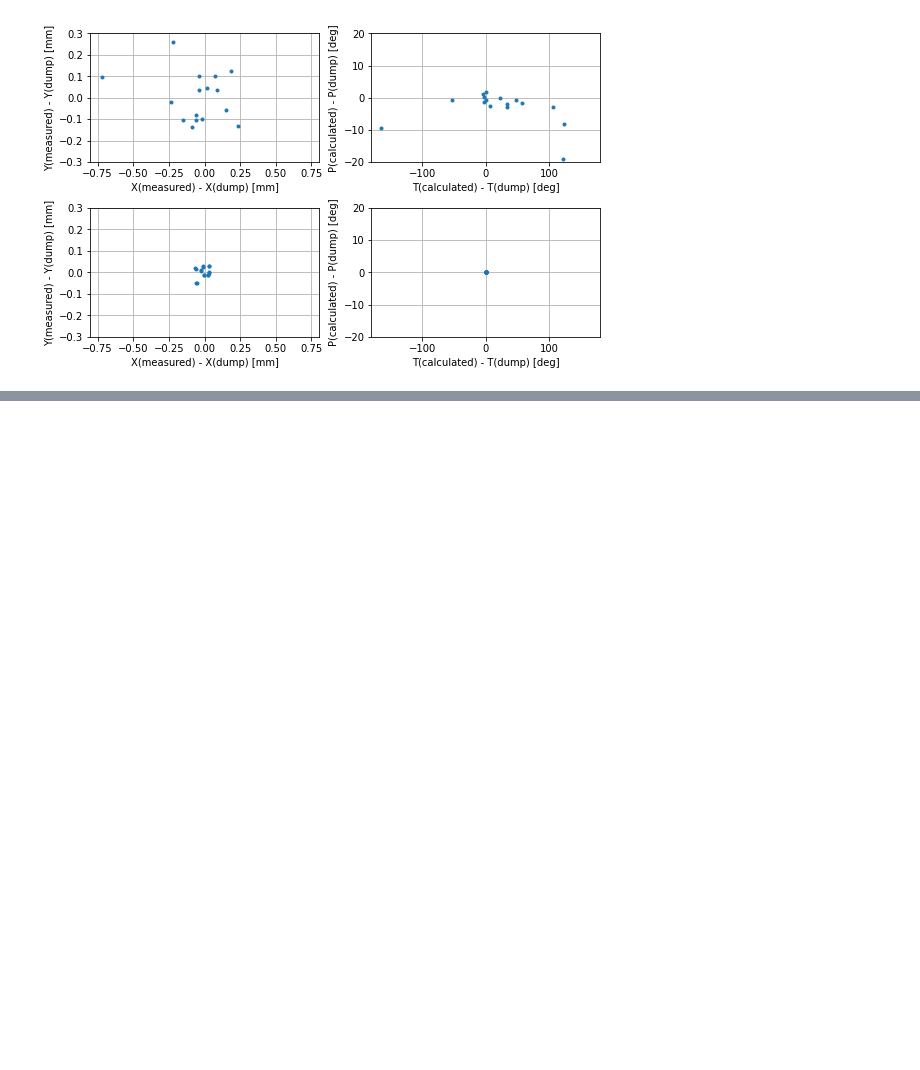
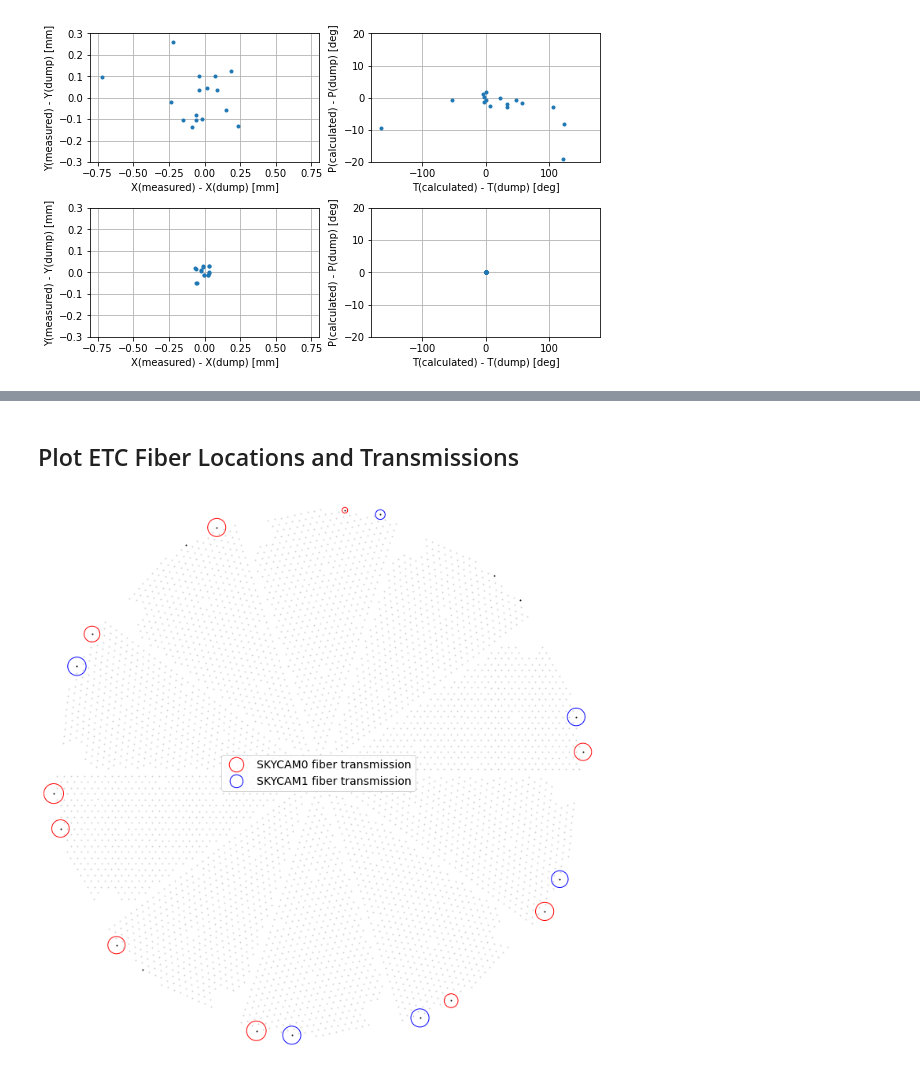
Before and after one commit to desihub/fpoffline, a Jupyter notebook: nb/ETC/ETC-Fibers.ipynb, the cells around one changed output, grey strips where cells are left out. Cells and saved outputs as stored; diff of their text form; code cells hidden in the pictures; blank space fills up the shorter version.

```diff
--- a/nb/ETC/ETC-Fibers.ipynb
+++ b/nb/ETC/ETC-Fibers.ipynb
@@ -432,0 +446,2 @@ M05070,78.086,143.128,True,True
+# %% [markdown]
+## Plot ETC Fiber Locations and Transmissions
@@ -432,0 +450,33 @@ M05070,78.086,143.128,True,True
+# %%
+def plot_etc_focalplane(r=500, lim=425, save=None):
+
+    fig, ax = plt.subplots(figsize=(10, 10))
+    ax.set_aspect(1)
+    ax.set_xlim(-lim, lim)
+    ax.set_ylim(-lim, lim)
+    ax.axis('off')
+
+    POS = fpoffline.array.DeviceArray(POS=True, ETC=False)
+    x, y = POS.xy(slice(None))
+    ax.scatter(x, y, lw=0, s=4, c='lightgray')
+
+    ETC = fpoffline.array.DeviceArray(POS=False, ETC=True)
+    x, y = ETC.xy(slice(None))
+    ax.scatter(x, y, lw=0, s=4, c='k')
+
+    for skycam, ec in zip((0, 1),('r','b')):
+        sel = ETCfibers.SKYCAM == skycam
+        fibers = ETCfibers[sel]
+        locs = fibers.index.to_numpy()
+        x, y = ETC.xy(locs)
+        xmit = fibers.XMIT.to_numpy()
+        ax.scatter(x, y, lw=1, s=r*xmit, fc='none', ec=ec, label=f'SKYCAM{skycam} fiber transmission')
+    ax.legend(loc='center', prop=dict(size=14))
+
+    plt.tight_layout()
+    if save:
+        plt.savefig(save)
+
+plot_etc_focalplane(save='SkyCamXmit.png')
+# %% [output]
+[figure, added]
```
Also changed, not shown: parts of 5 cells of this notebook, 1 other file.
